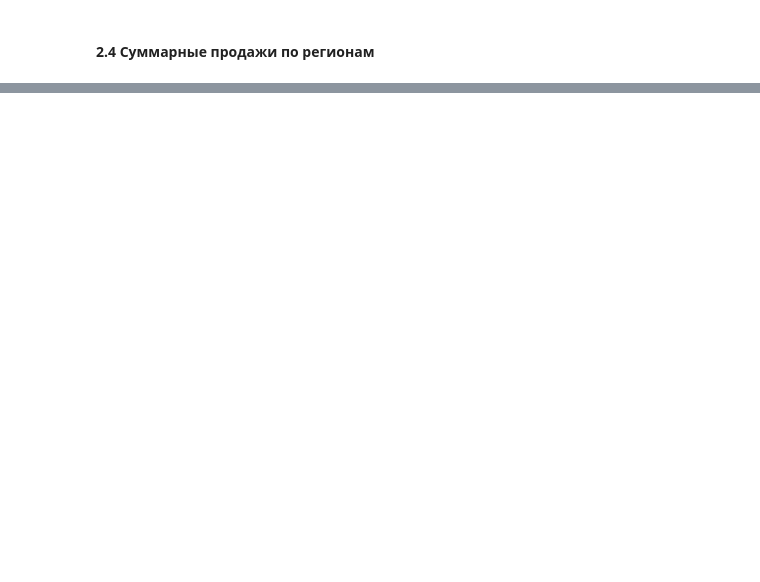
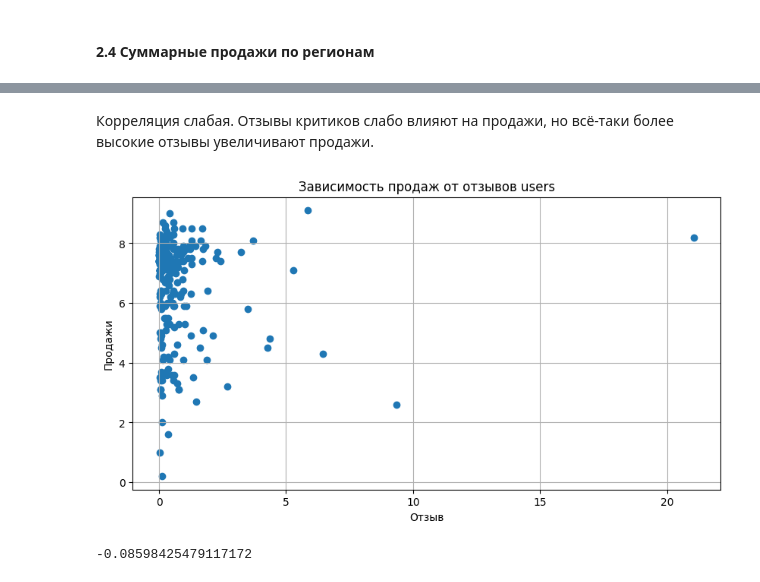
Before and after one commit to eugenii/data_sciencse, a Jupyter notebook: sprint_09_Сборный_проект_1/sbornii_1.ipynb, the cells around one changed output, grey strips where cells are left out. Cells and saved outputs as stored; diff of their text form; code cells hidden in the pictures; blank space fills up the shorter version.

```diff
--- a/sprint_09_Сборный_проект_1/sbornii_1.ipynb
+++ b/sprint_09_Сборный_проект_1/sbornii_1.ipynb
@@ -212,0 +490,15 @@ display(total_sales_df)
+# %% [markdown]
+Корреляция слабая. Отзывы критиков слабо влияют на продажи, но всё-таки более высокие отзывы увеличивают продажи.
+# %%
+# Строим график зависимости sales от user_score
+plt.figure(figsize=(10, 5))
+plt.scatter(x=data_ps3['total_sales'], y=data_ps3['user_score'], marker='o')
+plt.title('Зависимость продаж от отзывов users')
+plt.xlabel('Отзыв')
+plt.ylabel('Продажи')
+plt.grid()
+plt.show()
+print(data_ps3['user_score'].corr(data_ps3['total_sales']))
+# %% [output]
+[figure, added]
+-0.08598425479117172
```
Also changed, not shown: parts of 34 cells of this notebook.
